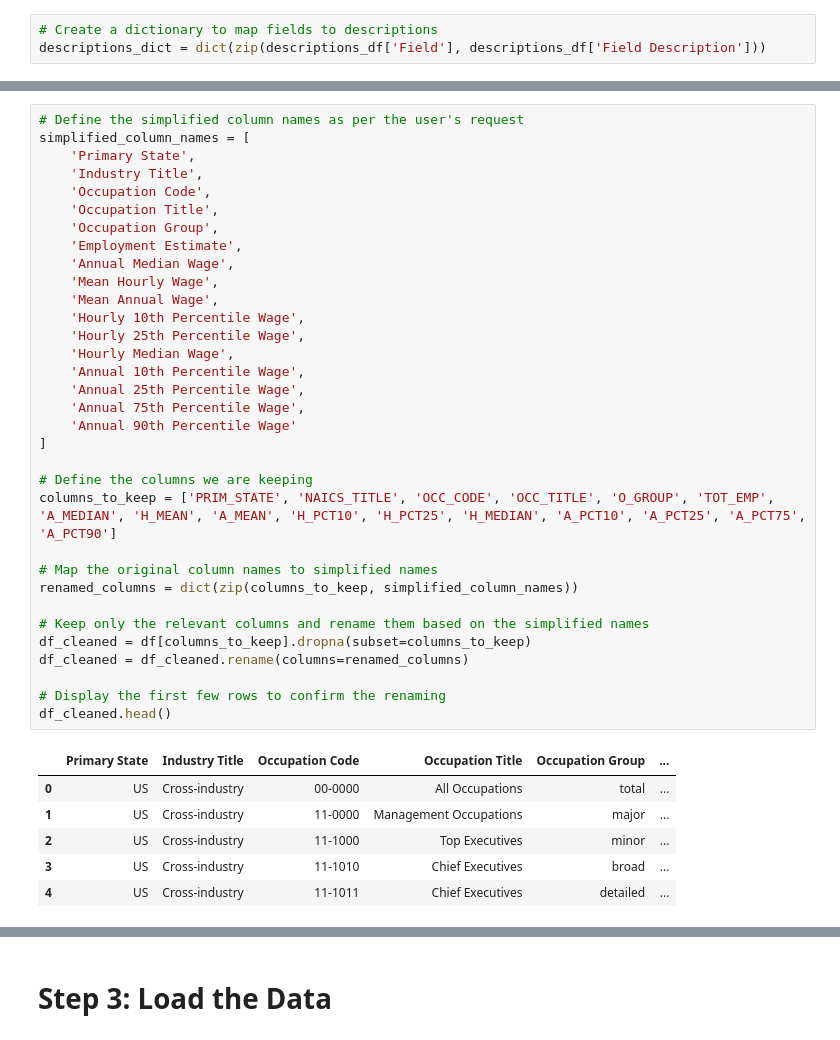
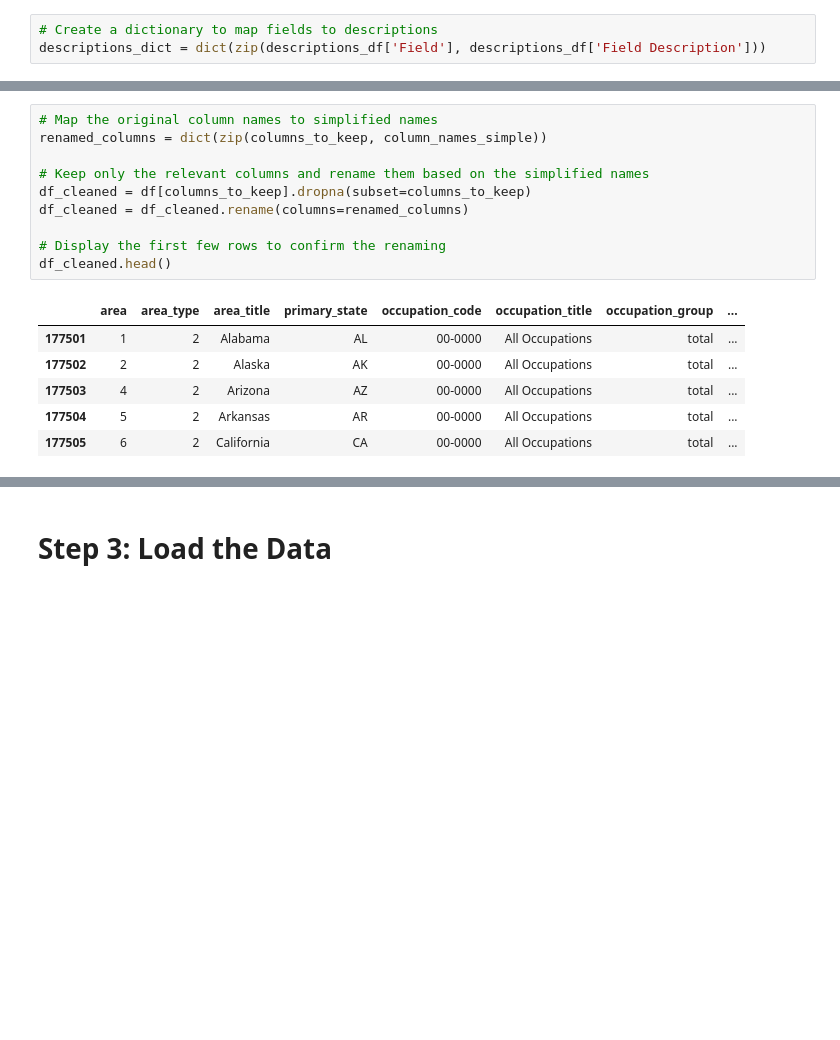
Before and after one commit to hamiltonbrba/Project-3, a Jupyter notebook: Initial_ETL_Pipeline.ipynb, the cells around one changed output, grey strips where cells are left out. Cells and saved outputs as stored; diff of their text form; blank space fills up the shorter version.

```diff
--- a/Initial_ETL_Pipeline.ipynb
+++ b/Initial_ETL_Pipeline.ipynb
@@ -49,40 +76,17 @@ df_cleaned.head()
 # %%
-# Define the simplified column names as per the user's request
-simplified_column_names = [
-    'Primary State',
-    'Industry Title',
-    'Occupation Code',
-    'Occupation Title',
-    'Occupation Group',
-    'Employment Estimate',
-    'Annual Median Wage',
-    'Mean Hourly Wage',
-    'Mean Annual Wage',
-    'Hourly 10th Percentile Wage',
-    'Hourly 25th Percentile Wage',
-    'Hourly Median Wage',
-    'Annual 10th Percentile Wage',
-    'Annual 25th Percentile Wage',
-    'Annual 75th Percentile Wage',
-    'Annual 90th Percentile Wage'
-]
-
-# Define the columns we are keeping
-columns_to_keep = ['PRIM_STATE', 'NAICS_TITLE', 'OCC_CODE', 'OCC_TITLE', 'O_GROUP', 'TOT_EMP', 'A_MEDIAN', 'H_MEAN', 'A_MEAN', 'H_PCT10', 'H_PCT25', 'H_MEDIAN', 'A_PCT10', 'A_PCT25', 'A_PCT75', 'A_PCT90']
-
 # Map the original column names to simplified names
-renamed_columns = dict(zip(columns_to_keep, simplified_column_names))
+renamed_columns = dict(zip(columns_to_keep, column_names_simple))
 
 # Keep only the relevant columns and rename them based on the simplified names
 df_cleaned = df[columns_to_keep].dropna(subset=columns_to_keep)
 df_cleaned = df_cleaned.rename(columns=renamed_columns)
 
 # Display the first few rows to confirm the renaming
 df_cleaned.head()
 # %% [output]
-|  | Primary State | Industry Title | Occupation Code | Occupation Title | Occupation Group | ... |
-| 0 | US | Cross-industry | 00-0000 | All Occupations | total | ... |
-| 1 | US | Cross-industry | 11-0000 | Management Occupations | major | ... |
-| 2 | US | Cross-industry | 11-1000 | Top Executives | minor | ... |
-| 3 | US | Cross-industry | 11-1010 | Chief Executives | broad | ... |
-| 4 | US | Cross-industry | 11-1011 | Chief Executives | detailed | ... |
+|  | area | area_type | area_title | primary_state | occupation_code | occupation_title | occupation_group | ... |
+| 177501 | 1 | 2 | Alabama | AL | 00-0000 | All Occupations | total | ... |
+| 177502 | 2 | 2 | Alaska | AK | 00-0000 | All Occupations | total | ... |
+| 177503 | 4 | 2 | Arizona | AZ | 00-0000 | All Occupations | total | ... |
+| 177504 | 5 | 2 | Arkansas | AR | 00-0000 | All Occupations | total | ... |
+| 177505 | 6 | 2 | California | CA | 00-0000 | All Occupations | total | ... |
```
Also changed, not shown: parts of 11 cells of this notebook, 2 other files.
